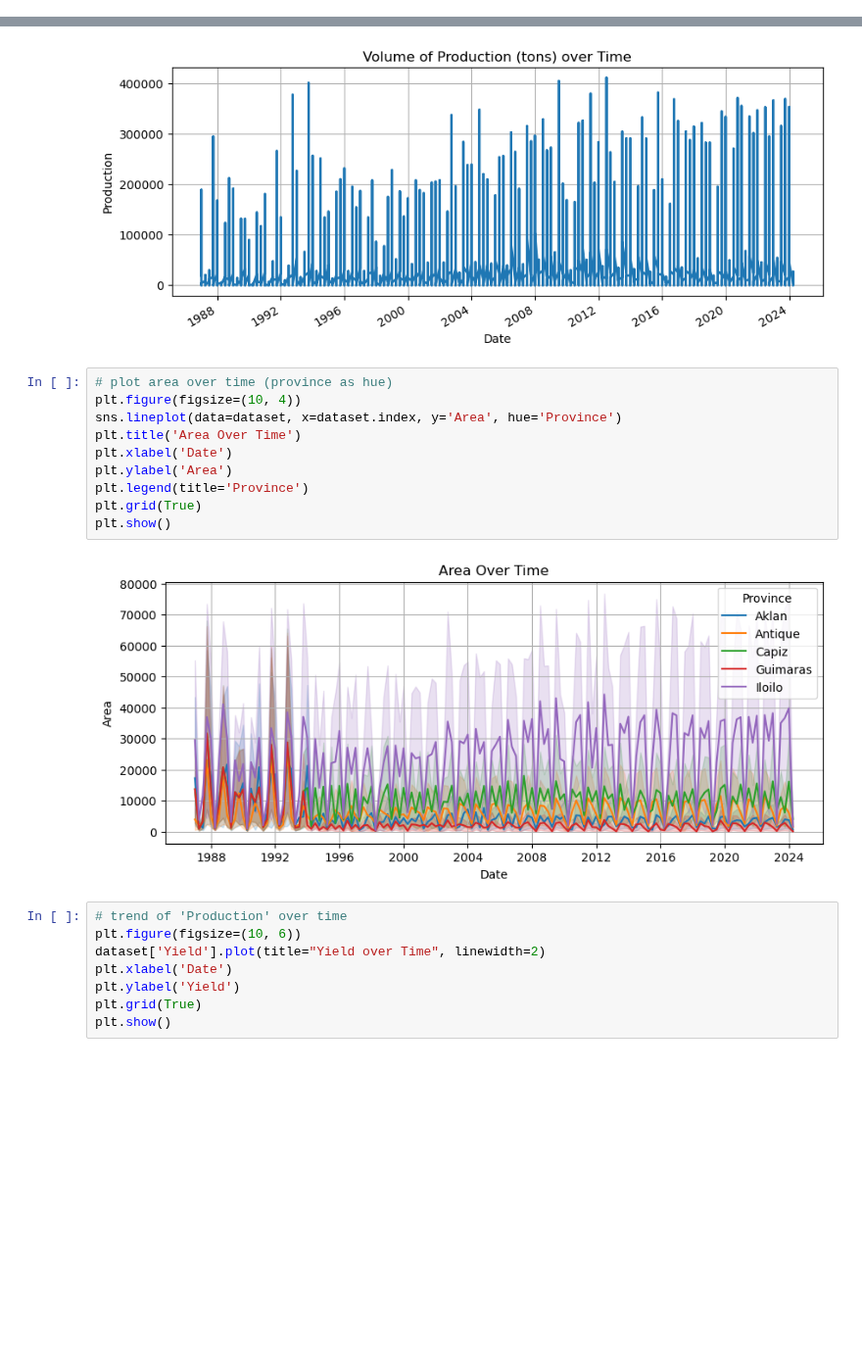
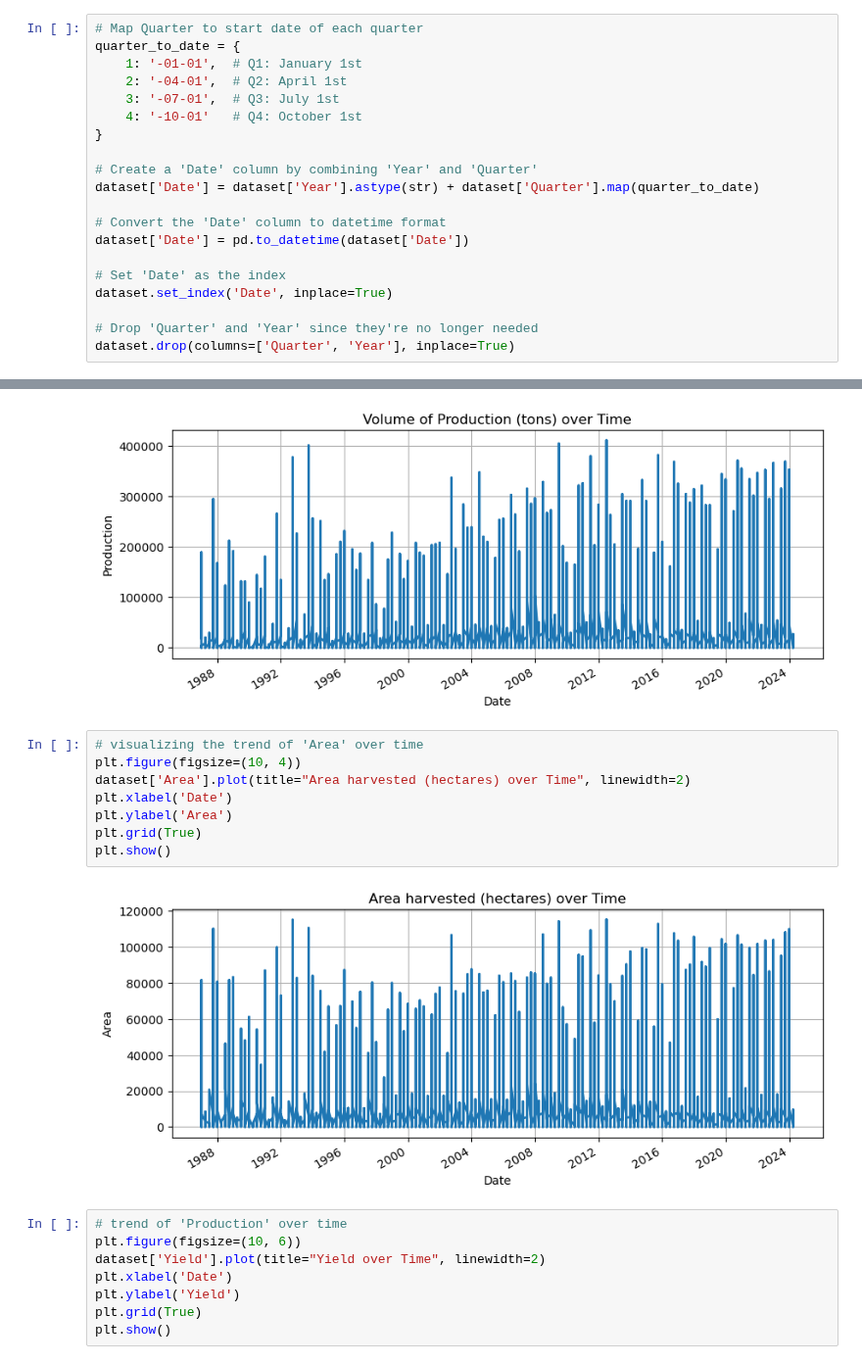
Before and after one commit to kazeulo/Project_197, a Jupyter notebook: project_197.ipynb, the cells around one changed output, grey strips where cells are left out. Shown at 98% size. Saved outputs shown, nothing was run; the diff lists cells and outputs as text; blank space fills up the shorter version.

Commit message:
add more visual graphs

```diff
--- a/project_197.ipynb
+++ b/project_197.ipynb
@@ -123,6 +124,26 @@ dataset.head(5)
 | 2 | Irrigated Palay | Capiz | 1 | 1987 | 6300.0 | 18540.0 |
 | 3 | Irrigated Palay | Guimaras | 1 | 1987 | 0.0 | 0.0 |
 | 4 | Irrigated Palay | Iloilo | 1 | 1987 | 21270.0 | 58187.0 |
+# %%
+# Map Quarter to start date of each quarter
+quarter_to_date = {
+    1: '-01-01',  # Q1: January 1st
+    2: '-04-01',  # Q2: April 1st
+    3: '-07-01',  # Q3: July 1st
+    4: '-10-01'   # Q4: October 1st
+}
+
+# Create a 'Date' column by combining 'Year' and 'Quarter'
+dataset['Date'] = dataset['Year'].astype(str) + dataset['Quarter'].map(quarter_to_date)
+
+# Convert the 'Date' column to datetime format
+dataset['Date'] = pd.to_datetime(dataset['Date'])
+
+# Set 'Date' as the index
+dataset.set_index('Date', inplace=True)
+
+# Drop 'Quarter' and 'Year' since they're no longer needed
+dataset.drop(columns=['Quarter', 'Year'], inplace=True)
 # %% [markdown]
 <h4>Handling non-numeric, zeros, and missing values</h4>
 # %%
@@ -240,18 +263,16 @@ plt.grid(True)
 plt.show()
 # %% [output]
 [figure]
-# %%
-# plot area over time (province as hue)
-plt.figure(figsize=(10, 4))
-sns.lineplot(data=dataset, x=dataset.index, y='Area', hue='Province')
-plt.title('Area Over Time')
-plt.xlabel('Date')
-plt.ylabel('Area')
-plt.legend(title='Province')
-plt.grid(True)
-plt.show()
-# %% [output]
-[figure, old version]
+# %%
+# visualizing the trend of 'Area' over time
+plt.figure(figsize=(10, 4))
+dataset['Area'].plot(title="Area harvested (hectares) over Time", linewidth=2)
+plt.xlabel('Date')
+plt.ylabel('Area')
+plt.grid(True)
+plt.show()
+# %% [output]
+[figure, added]
 # %%
 # trend of 'Production' over time
 plt.figure(figsize=(10, 6))
```
Also changed, not shown: parts of 5 cells of this notebook.
